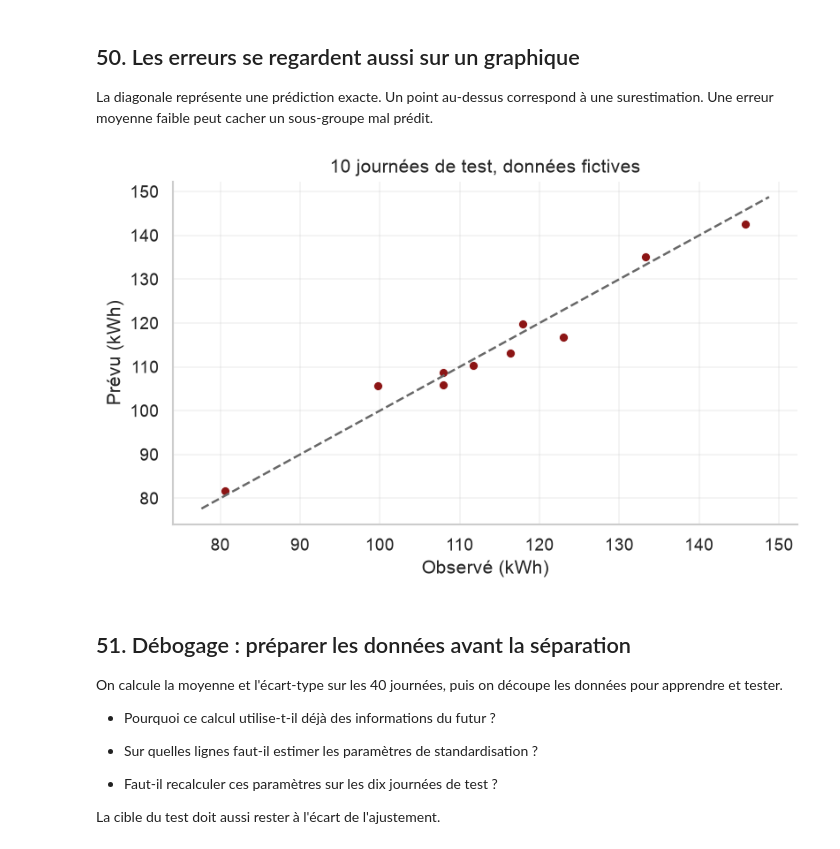
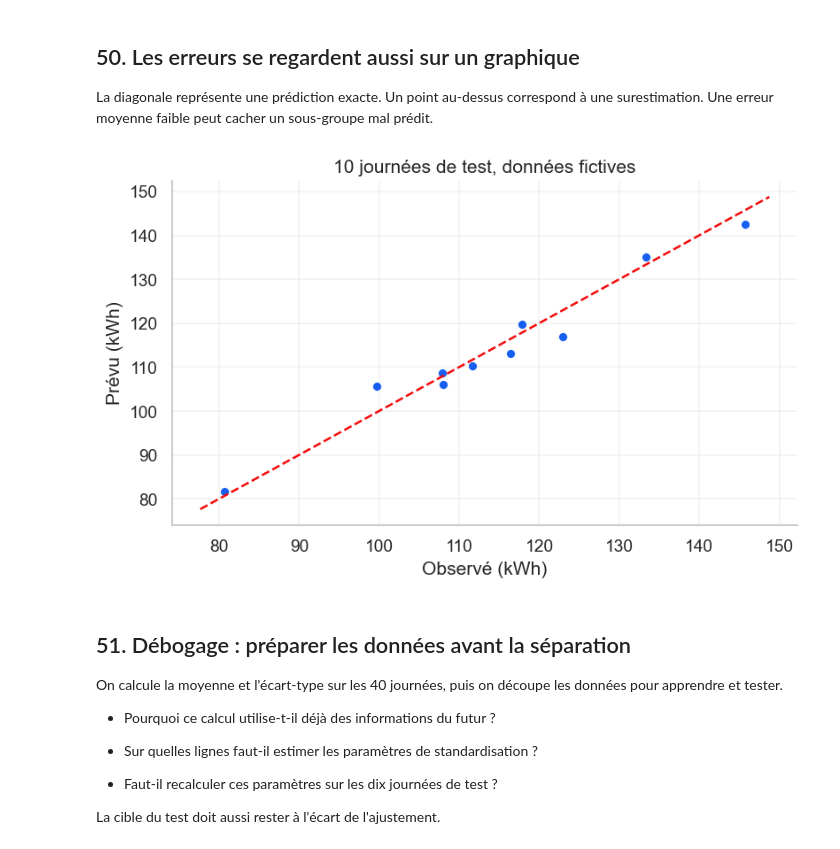
Before and after one commit to BechirTr/python-for-data-science-course, a Jupyter notebook: TD-TP/chapitre_07/chapitre_07_pandas.ipynb, the cells around one changed output. Drawn from its saved outputs; the diff is of its cells as text; code cells hidden in the pictures.

```diff
--- a/TD-TP/chapitre_07/chapitre_07_pandas.ipynb
+++ b/TD-TP/chapitre_07/chapitre_07_pandas.ipynb
@@ -833,6 +1237,8 @@ print(energie.head(3))
 0 2026-09-01               13.23             9.0     126.96
 1 2026-09-02               18.41             9.0     114.03
 2 2026-09-03               19.65             9.0     107.99
+# %%
+energie["conso_kwh"] += np.random.randint(-5, 6, size=len(energie))
 # %% [markdown]
 ## 46. Séparer le passé et le futur avant l’ajustement
 
@@ -909,13 +1315,13 @@ La diagonale représente une prédiction exacte. Un point au-dessus correspond
 Une erreur moyenne faible peut cacher un sous-groupe mal prédit.
 # %%
 fig, ax = plt.subplots()
-sns.scatterplot(x=y_test,y=predictions,color="#8C1515",ax=ax)
+sns.scatterplot(x=y_test,y=predictions,color="#155EF0",ax=ax)
 limites=[min(y_test.min(),predictions.min())-3,max(y_test.max(),predictions.max())+3]
-ax.plot(limites,limites,ls="--",color="#686868")
+ax.plot(limites,limites,ls="--",color="#F40A0A")
 ax.set(xlabel="Observé (kWh)",ylabel="Prévu (kWh)",title="10 journées de test, données fictives")
 plt.show()
 # %% [output]
-[figure, old version]
+[figure, new version]
 # %% [markdown]
 ## 51. Débogage : préparer les données avant la séparation
 
```
Also changed, not shown: parts of 42 cells of this notebook, 11 other files.
